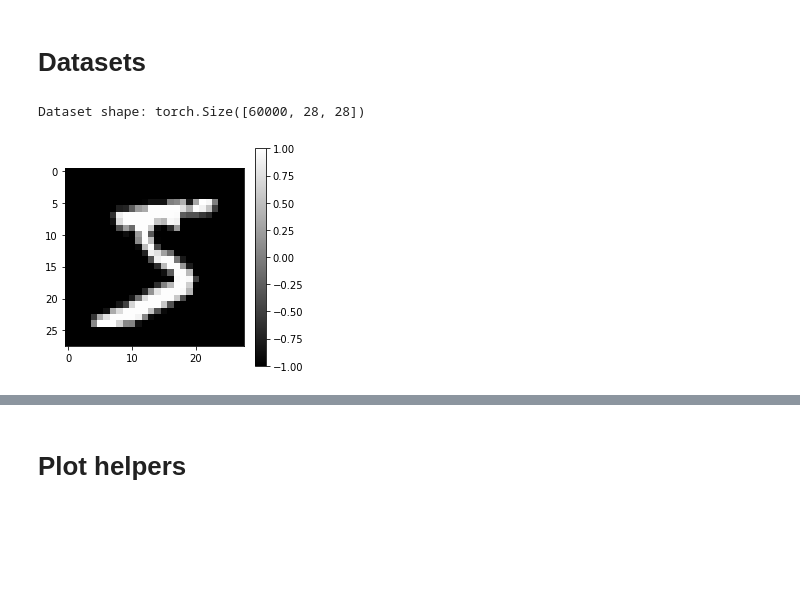
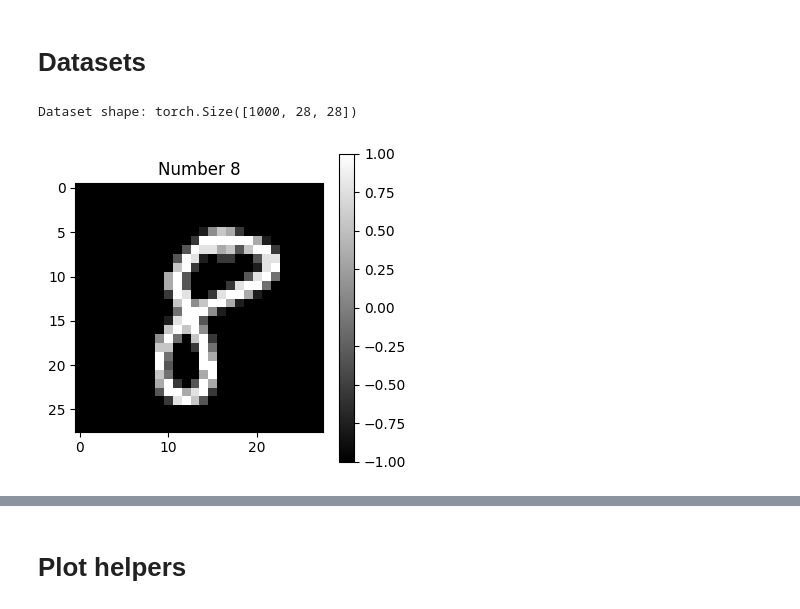
Before and after one commit to lucasmrdt/diffusion-model, a Jupyter notebook: notebooks/model_on_mnist.ipynb, the cells around one changed output, grey strips where cells are left out. Saved outputs shown, nothing was run; the diff lists cells and outputs as text; code cells hidden in the pictures; blank space fills up the shorter version.

```diff
--- a/notebooks/model_on_mnist.ipynb
+++ b/notebooks/model_on_mnist.ipynb
@@ -28,15 +29,19 @@ matplotlib.rcParams['figure.figsize'] = (FIG_SIZE, FIG_SIZE)
 # %% [markdown]
 # Datasets
 # %%
-dataset = get_mnist_dataset()
+N_SAMPLES = 1000
+
+dataset, labels = get_mnist_dataset(N_SAMPLES)
 dim = tuple(dataset[0].shape)
+flattened_dim = np.prod(dim)
 
-plt.imshow(dataset[0].cpu(), cmap='gray')
+plt.imshow(dataset[0].cpu(), cmap="gray")
+plt.title(f"Number {labels[0]}")
 plt.colorbar();
-print(f'Dataset shape: {dataset.shape}')
+print(f"Dataset shape: {dataset.shape}")
 # %% [output]
-Dataset shape: torch.Size([60000, 28, 28])
+Dataset shape: torch.Size([1000, 28, 28])
-[figure, old version]
+[figure, new version]
 # %%
 print(f"Using device: {device}")
 # %% [output]
```
Also changed, not shown: parts of 13 cells of this notebook, 7 other files.
